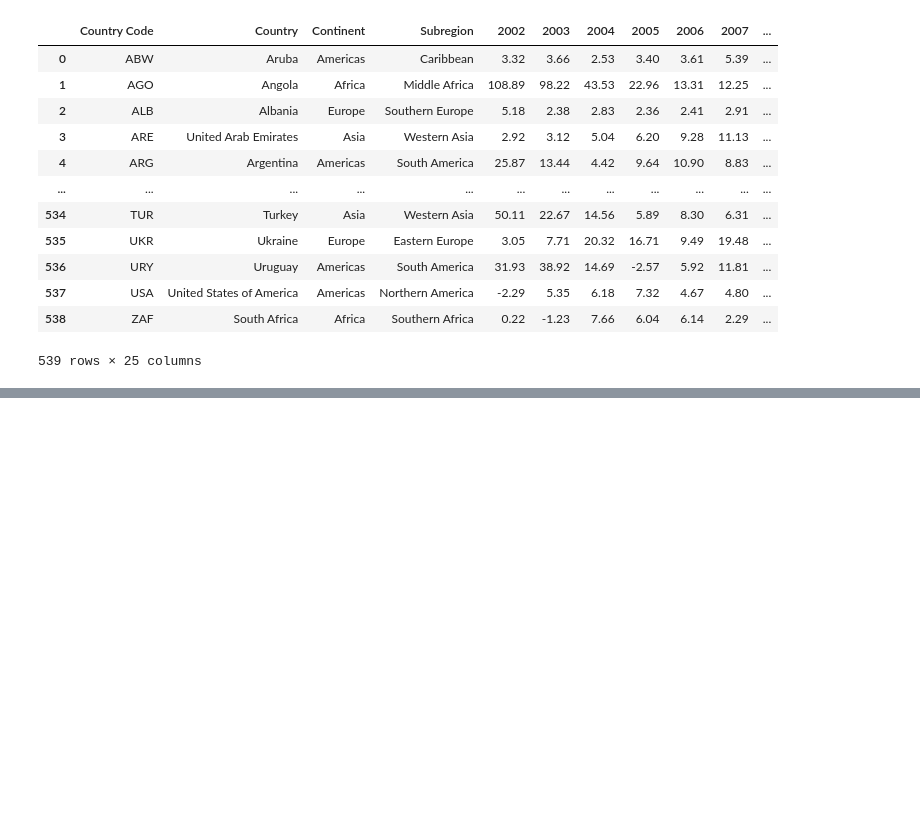
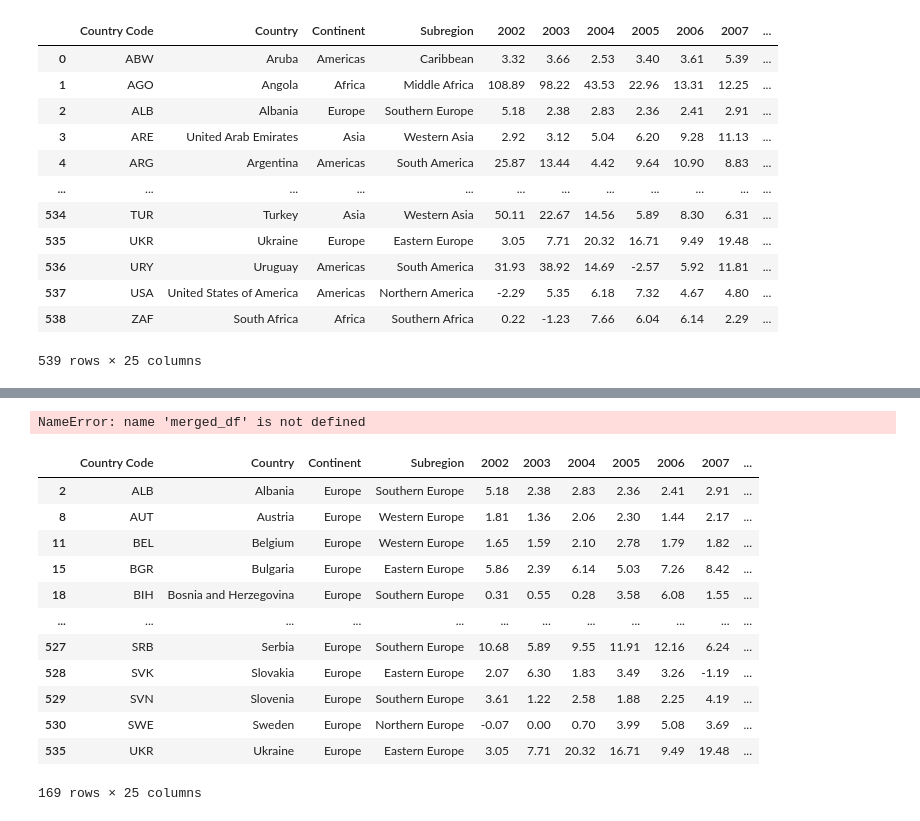
Before and after one commit to lisethrubio/Project3-Global_Inflation, a Jupyter notebook: Data_Cleaning_Kim.ipynb, the cells around one changed output, grey strips where cells are left out. Cells and saved outputs as stored; diff of their text form; code cells hidden in the pictures; blank space fills up the shorter version.

```diff
--- a/Data_Cleaning_Kim.ipynb
+++ b/Data_Cleaning_Kim.ipynb
@@ -181,0 +383,24 @@ merged_df.to_csv('Output/country_inflation_merged.csv', index=False, header=True
+# %%
+# creating new df for countries in the Africa
+africa_df = merged_df[merged_df['Continent'] == 'Africa']
+africa_df
+# %% [output]
+NameError: name 'merged_df' is not defined
+# %%
+# creating new df for countries in the Europe
+europe_df = merged_df[merged_df['Continent'] == 'Europe'].copy()
+europe_df
+# %% [output]
+|  | Country Code | Country | Continent | Subregion | 2002 | 2003 | 2004 | 2005 | 2006 | 2007 | ... |
+| 2 | ALB | Albania | Europe | Southern Europe | 5.18 | 2.38 | 2.83 | 2.36 | 2.41 | 2.91 | ... |
+| 8 | AUT | Austria | Europe | Western Europe | 1.81 | 1.36 | 2.06 | 2.30 | 1.44 | 2.17 | ... |
+| 11 | BEL | Belgium | Europe | Western Europe | 1.65 | 1.59 | 2.10 | 2.78 | 1.79 | 1.82 | ... |
+| 15 | BGR | Bulgaria | Europe | Eastern Europe | 5.86 | 2.39 | 6.14 | 5.03 | 7.26 | 8.42 | ... |
+| 18 | BIH | Bosnia and Herzegovina | Europe | Southern Europe | 0.31 | 0.55 | 0.28 | 3.58 | 6.08 | 1.55 | ... |
+| ... | ... | ... | ... | ... | ... | ... | ... | ... | ... | ... | ... |
+| 527 | SRB | Serbia | Europe | Southern Europe | 10.68 | 5.89 | 9.55 | 11.91 | 12.16 | 6.24 | ... |
+| 528 | SVK | Slovakia | Europe | Eastern Europe | 2.07 | 6.30 | 1.83 | 3.49 | 3.26 | -1.19 | ... |
+| 529 | SVN | Slovenia | Europe | Southern Europe | 3.61 | 1.22 | 2.58 | 1.88 | 2.25 | 4.19 | ... |
+| 530 | SWE | Sweden | Europe | Northern Europe | -0.07 | 0.00 | 0.70 | 3.99 | 5.08 | 3.69 | ... |
+| 535 | UKR | Ukraine | Europe | Eastern Europe | 3.05 | 7.71 | 20.32 | 16.71 | 9.49 | 19.48 | ... |
+169 rows × 25 columns
```
Also changed, not shown: parts of 23 cells of this notebook.
